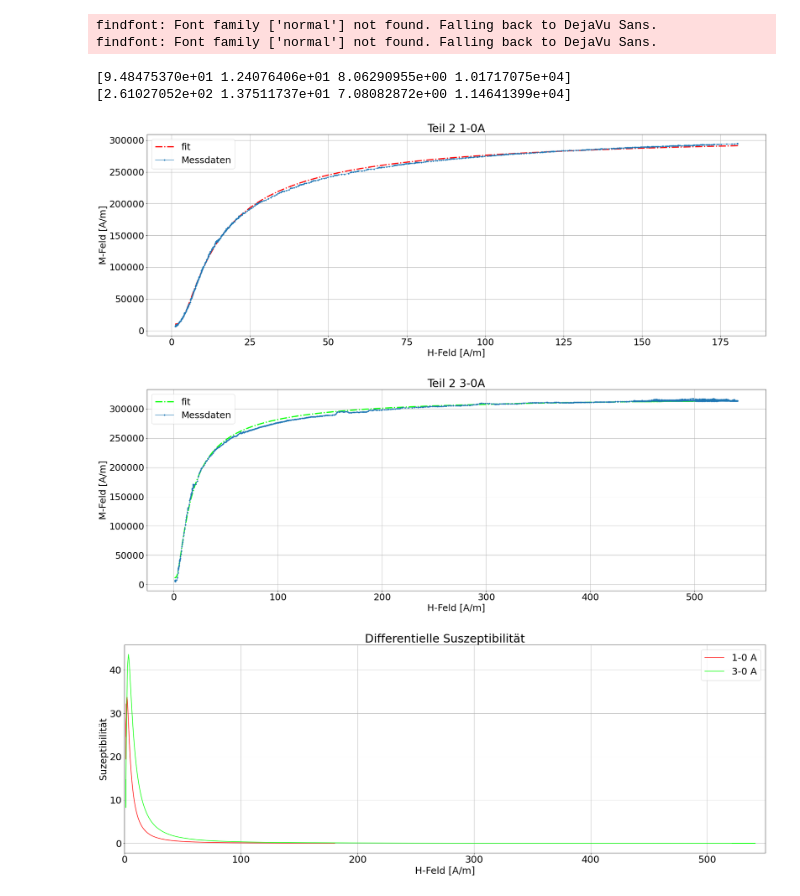
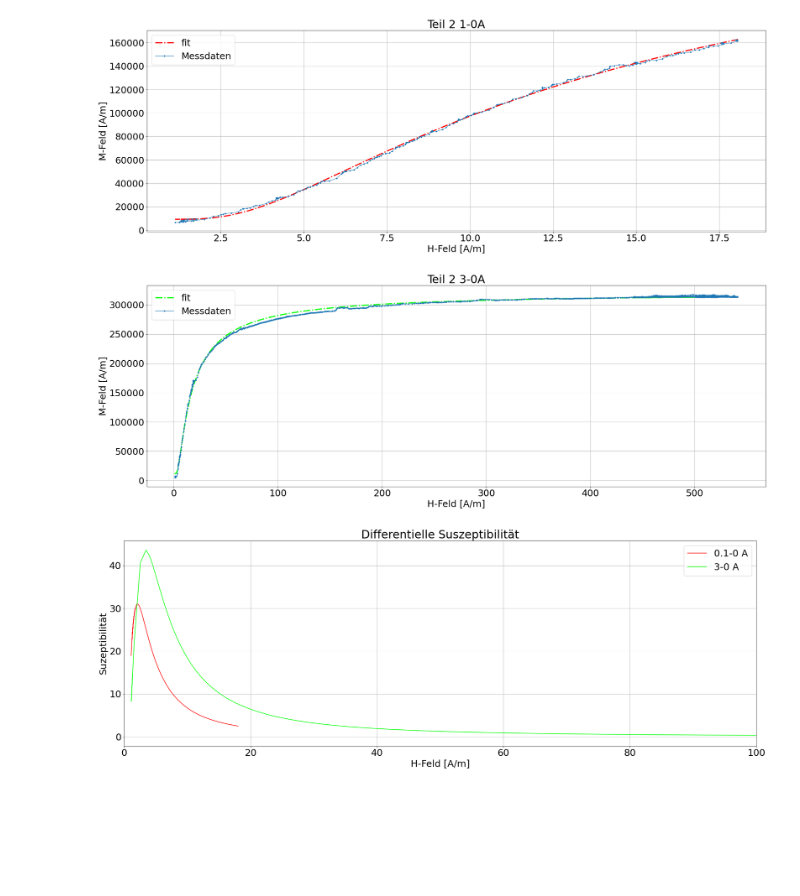
Before and after one commit to PI0nk/Praktikum-test, a Jupyter notebook: B 2.4/Measurements/Teil 2/Teil 2 - script.ipynb, the cells around one changed output. Drawn from its saved outputs; the diff is of its cells as text; code cells hidden in the pictures; blank space fills up the shorter version.

```diff
--- a/B 2.4/Measurements/Teil 2/Teil 2 - script.ipynb
+++ b/B 2.4/Measurements/Teil 2/Teil 2 - script.ipynb
@@ -25,7 +25,7 @@ def H(Im,Um,U):
     return np/L * Im/Um * U
 
 def map(v):
-    if v == 1:
+    if v == 0.1:
         return 0
     else:
         return 1
@@ -41,52 +41,53 @@ dy = [[],[]]
 
 for name in os.listdir("Daten"):
     if "1" in name:
-        Im = 1
+        Im = 0.1
         color = "red"
     else:
         Im = 3
         color = "lime"
 
     plt.figure(figsize=(30,10))
     file = open("Daten/"+name)
     lines = file.readlines()
     xv,yv = [],[]
     #plt.xlim(-0.25,0.25)
     for line in lines:
         vals = line[:-1].split("\t")
-        xv.append(float(vals[0]))
-        yv.append(M(float(vals[1])))
+        if Im == 0.1:
+            if float(vals[0]) > 3.40656400E-1:
+                continue
+            xv.append(float(vals[0]))
+            yv.append(M(float(vals[1])))
+        else:
+            xv.append(float(vals[0]))
+            yv.append(M(float(vals[1])))
     xv = np.array(xv)
     Um = max(xv)
     xv = H(Im,Um,xv)
     xv = list(xv)
 
     popt,_ = curve_fit(fit_func,xv,yv)
-    print(popt)
     plt.plot(xv,[fit_func(x,*popt) for x in xv],color=color,label="fit",linewidth=3,linestyle="-.")
     dx[map(Im)] = [x for x in xv if x>0]
     dy[map(Im)] = [d_fit_func(x,*popt) for x in xv if x > 0]
-    #plt.scatter([x for x in xv if x>0.5],[d_fit_func(x,*popt) for x in xv if x > 0.5],color="green",label="fit",linewidth=5)
     plt.plot(xv,yv,marker=".",linewidth=1,label="Messdaten")
     plt.title(name)
     plt.xlabel("H-Feld [A/m]")
     plt.ylabel("M-Feld [A/m]")
     plt.grid(True)
     plt.legend()
     file.close()
     plt.savefig("..\..\Images\Teil2%s.png"%(name))
+    plt.savefig("..\..\Images\Teil2%s.png"%(name))
 # %% [output]
-findfont: Font family ['normal'] not found. Falling back to DejaVu Sans.
-findfont: Font family ['normal'] not found. Falling back to DejaVu Sans.
-[9.48475370e+01 1.24076406e+01 8.06290955e+00 1.01717075e+04]
-[2.61027052e+02 1.37511737e+01 7.08082872e+00 1.14641399e+04]
-[figure, old version]
+[figure, new version]
 [figure]
 # %%
 plt.figure(figsize=(30,10))
-plt.plot(dx[0],dy[0],label="1-0 A",color="red")
+plt.plot(dx[0],dy[0],label="0.1-0 A",color="red")
 plt.plot(dx[1],dy[1],label="3-0 A",color="lime")
-plt.xlim(0,550)
+plt.xlim(0,100)
 plt.title("Differentielle Suszeptibilität")
 plt.xlabel("H-Feld [A/m]")
 plt.ylabel("Suzeptibilität")
@@ -95,4 +96,4 @@ plt.legend()
 file.close()
 plt.savefig("..\..\Images\Teil2%s.png"%("Differentielle Suszeptibilität"))
 # %% [output]
-[figure, old version]
+[figure, new version]
```
Also changed, not shown: 6 other files.
